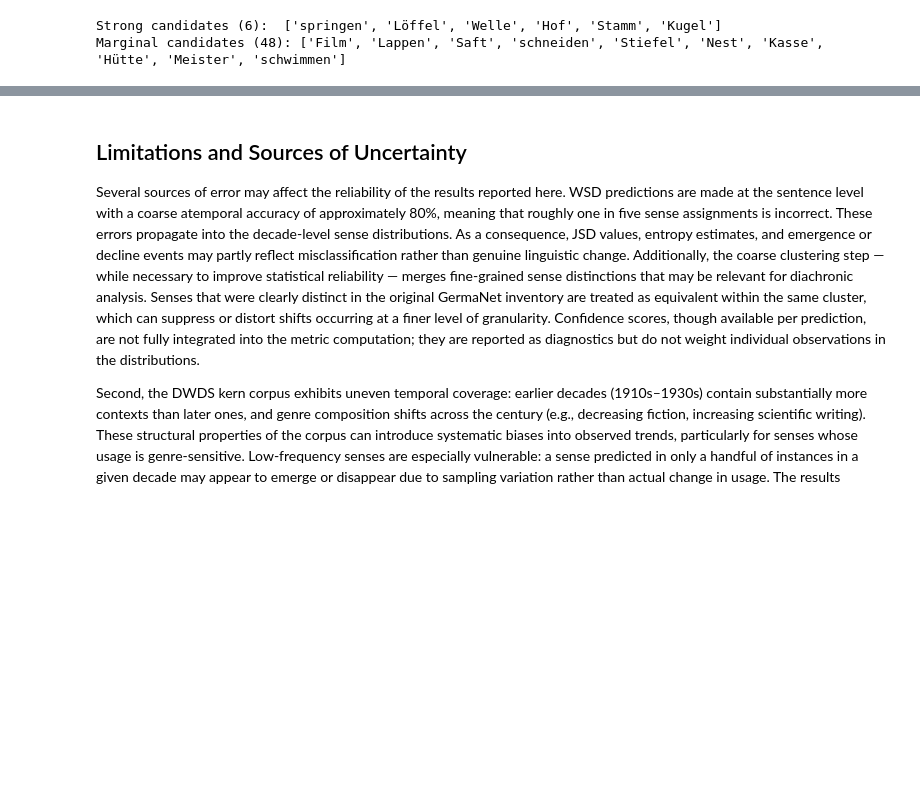
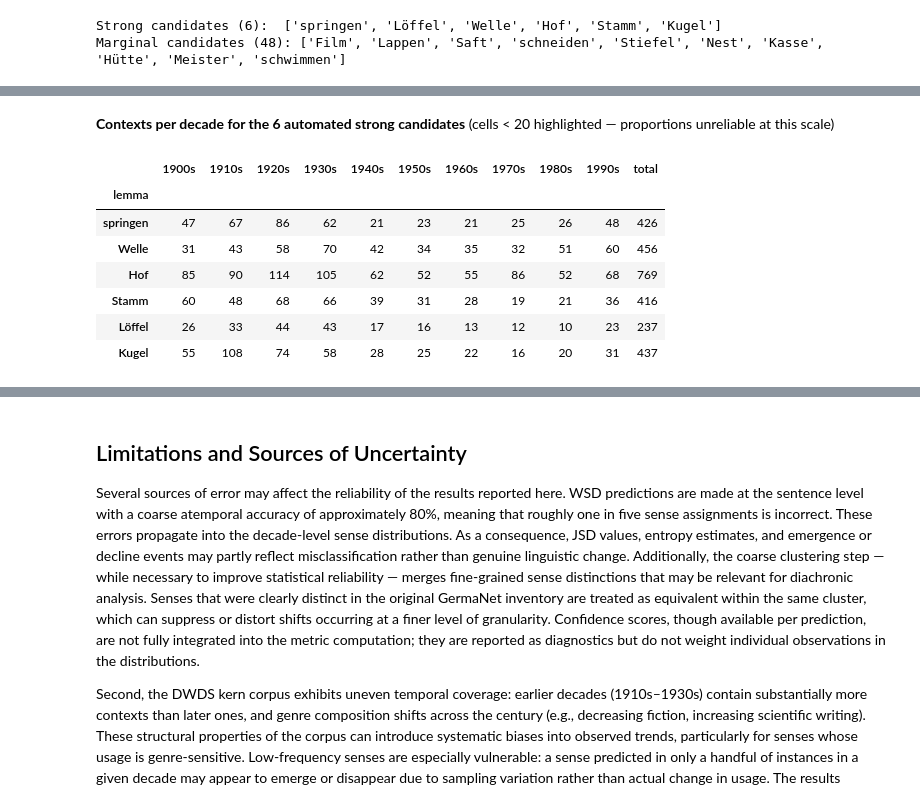
Before and after one commit to FlackoJodye1/diachronic-word-sense-change, a Jupyter notebook: notebooks/analysis/diachronic_pilot_results.ipynb, the cells around one changed output, grey strips where cells are left out. Cells and saved outputs as stored; diff of their text form; code cells hidden in the pictures; blank space fills up the shorter version.

```diff
--- a/notebooks/analysis/diachronic_pilot_results.ipynb
+++ b/notebooks/analysis/diachronic_pilot_results.ipynb
@@ -1143,0 +1211,33 @@ plt.show()
+# %%
+# Context counts per decade for all 6 automated strong candidates
+# This is the key reliability check: high ρ in a sparse tail can be an artifact.
+review_words = ['springen', 'Welle', 'Hof', 'Stamm', 'Löffel', 'Kugel']
+
+ctx_table = (
+    decade_stats_coarse[decade_stats_coarse['lemma'].isin(review_words)]
+    .pivot_table(index='lemma', columns='decade', values='n_contexts', fill_value=0)
+    .reindex(review_words)
+    .astype(int)
+)
+ctx_table.columns = [f"{d}s" for d in ctx_table.columns]
+ctx_table['total'] = ctx_table.sum(axis=1)
+
+display(Markdown('**Contexts per decade for the 6 automated strong candidates** '
+                 '(cells < 20 highlighted — proportions unreliable at this scale)'))
+display(
+    ctx_table.style
+    .map(lambda v: 'background-color: #f8d7da; color: #721c24' if isinstance(v, (int, float)) and v < 20 else '',
+         subset=[c for c in ctx_table.columns if c != 'total'])
+    .set_properties(**{'text-align': 'center'})
+    .set_table_styles([{'selector': 'th', 'props': [('text-align', 'center')]}])
+)
+# %% [output]
+**Contexts per decade for the 6 automated strong candidates** (cells < 20 highlighted — proportions unreliable at this scale)
+|  | 1900s | 1910s | 1920s | 1930s | 1940s | 1950s | 1960s | 1970s | 1980s | 1990s | total |
+| lemma |  |  |  |  |  |  |  |  |  |  |  |
+| springen | 47 | 67 | 86 | 62 | 21 | 23 | 21 | 25 | 26 | 48 | 426 |
+| Welle | 31 | 43 | 58 | 70 | 42 | 34 | 35 | 32 | 51 | 60 | 456 |
+| Hof | 85 | 90 | 114 | 105 | 62 | 52 | 55 | 86 | 52 | 68 | 769 |
+| Stamm | 60 | 48 | 68 | 66 | 39 | 31 | 28 | 19 | 21 | 36 | 416 |
+| Löffel | 26 | 33 | 44 | 43 | 17 | 16 | 13 | 12 | 10 | 23 | 237 |
+| Kugel | 55 | 108 | 74 | 58 | 28 | 25 | 22 | 16 | 20 | 31 | 437 |
```
Also changed, not shown: parts of 13 cells of this notebook, 7 other files.
